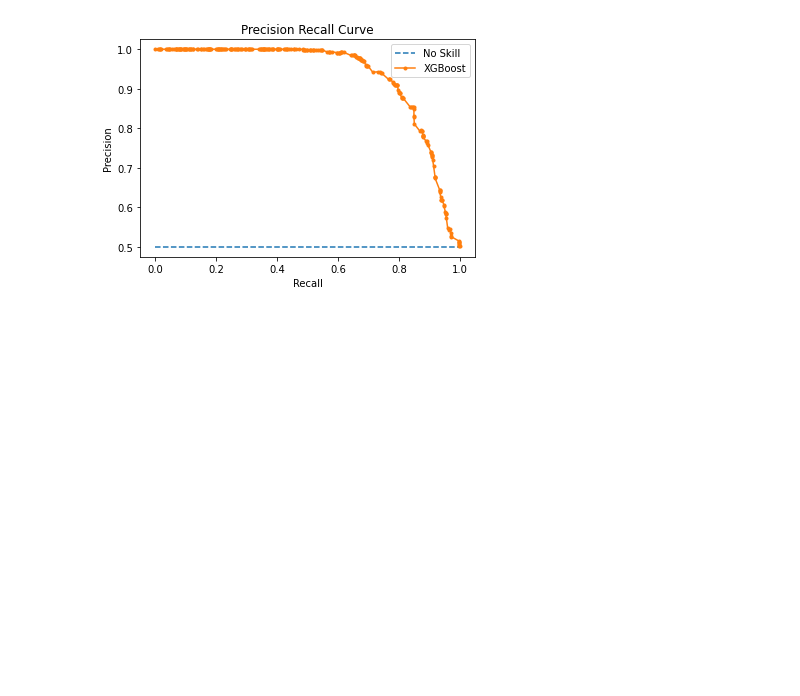
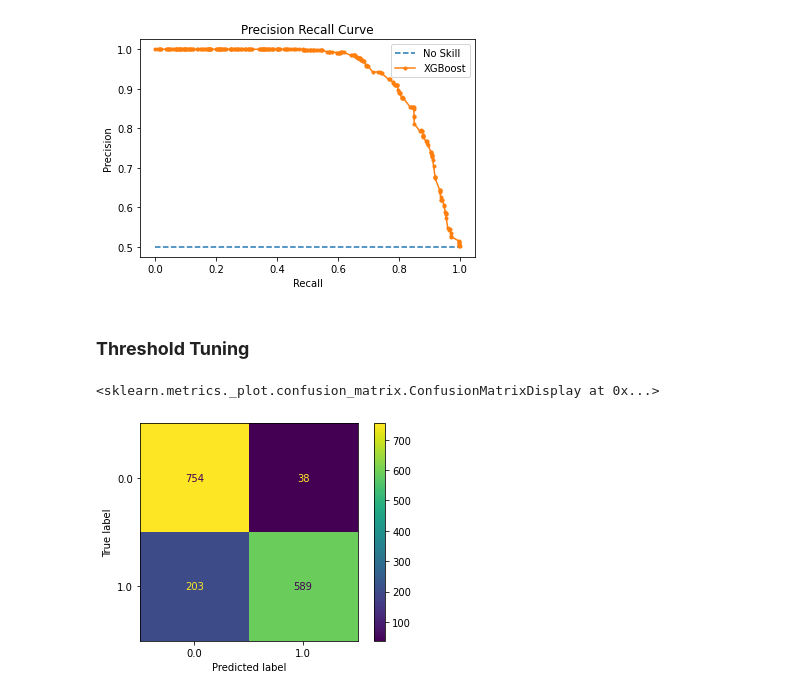
Before and after one commit to dinachoir/holiday-package-project, a Jupyter notebook: Stage_3_Supervised_Learning.ipynb, the cells around one changed output. Saved outputs shown, nothing was run; the diff lists cells and outputs as text; code cells hidden in the pictures; blank space fills up the shorter version.

```diff
--- a/Stage_3_Supervised_Learning.ipynb
+++ b/Stage_3_Supervised_Learning.ipynb
@@ -782,3 +791,14 @@ plt.legend()
 # %% [output]
 <matplotlib.legend.Legend at 0x...>
 [figure]
+# %% [markdown]
+### **Threshold Tuning**
+# %%
+from sklearn.metrics import ConfusionMatrixDisplay
+from sklearn.metrics._plot.confusion_matrix import ConfusionMatrixDisplay
+t = 0.65
+y_pred_proba_fs['y_test_pred'] = np.where(y_pred_proba_fs['y_pred_proba'] > t, 1, 0)
+ConfusionMatrixDisplay.from_predictions(y_test_fs, y_pred_proba_fs['y_test_pred'])
+# %% [output]
+<sklearn.metrics._plot.confusion_matrix.ConfusionMatrixDisplay at 0x...>
+[figure, added]
```
Also changed, not shown: parts of 34 cells of this notebook, 4 other files.
